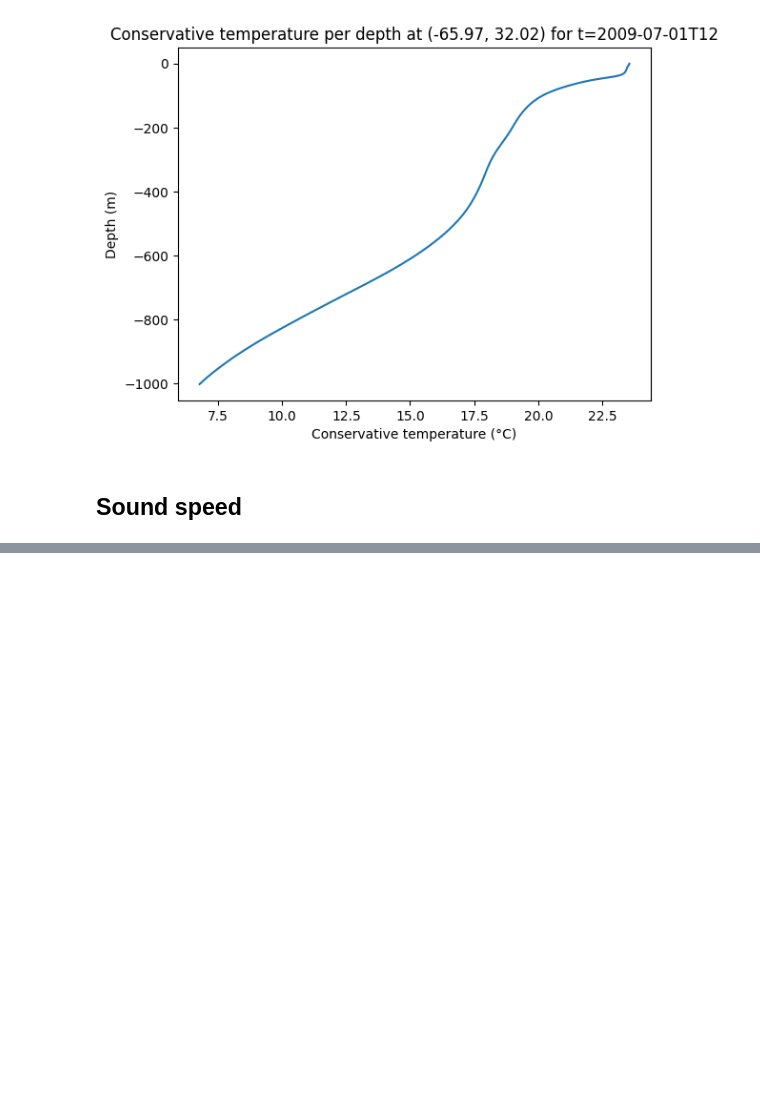
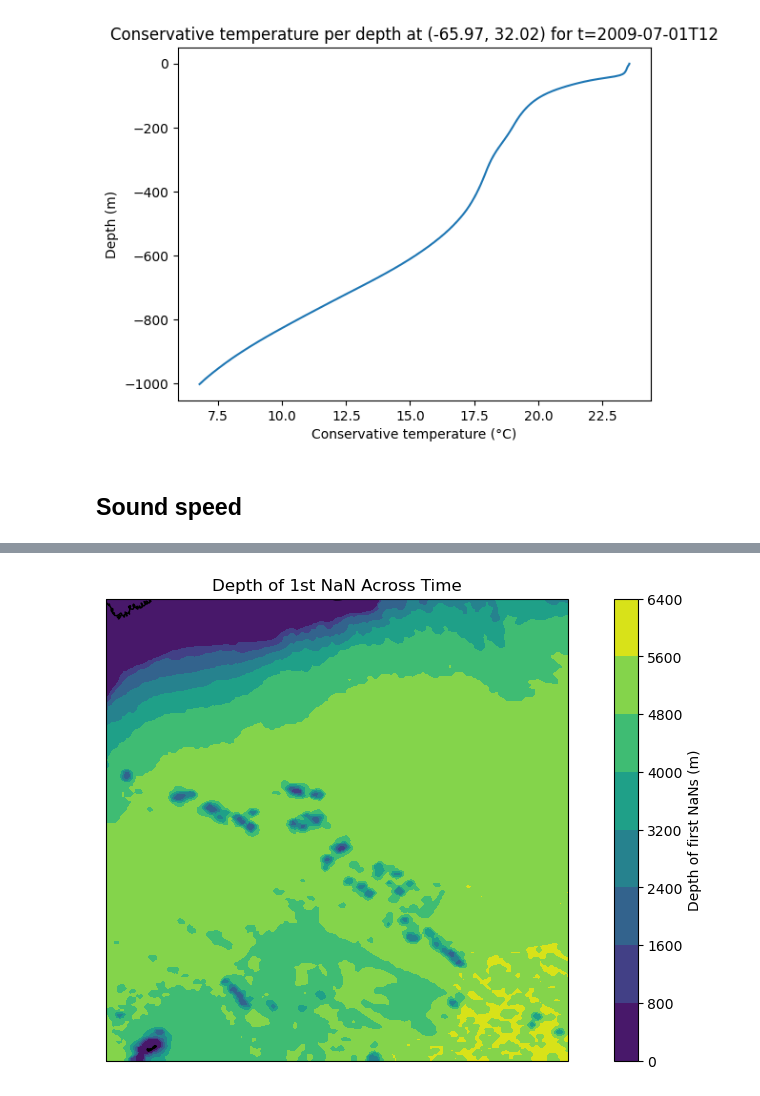
Before and after one commit to CIA-Oceanix/FASCINATION, a Jupyter notebook: notebooks/dev/data.ipynb, the cells around one changed output, grey strips where cells are left out. Saved outputs shown, nothing was run; the diff lists cells and outputs as text; code cells hidden in the pictures; blank space fills up the shorter version.

```diff
--- a/notebooks/dev/data.ipynb
+++ b/notebooks/dev/data.ipynb
@@ -196,0 +206,5 @@ Text(0.5, 1.0, 'Sound Speed per depth at (-65.97, 32.02) for t=2009-07-01T12')
+# %%
+data_path = "/Odyssey/public/enatl60/celerity/eNATL60_BLB002_sound_speed_regrid_0_botm.nc"
+# %%
+da = xr.open_dataarray(data_path)
+da
@@ -196,0 +219,32 @@ Text(0.5, 1.0, 'Sound Speed per depth at (-65.97, 32.02) for t=2009-07-01T12')
+# %%
+nan_mask = da.isnull().any(dim="time")
+
+# Find the first depth index with NaN
+depth_nan_map = xr.where(nan_mask, da["z"], np.nan).min(dim="z")
+
+
+fig, ax = plt.subplots(figsize=(12, 6), subplot_kw={"projection": ccrs.PlateCarree()})
+
+# Add coastlines
+ax.coastlines()
+
+# Ensure proper plotting with lat/lon bounds and automatic scaling
+lat = depth_nan_map["lat"]
+lon = depth_nan_map["lon"]
+
+# Use contourf or imshow for better compatibility with Cartopy
+pcm = ax.contourf(
+    lon, lat, depth_nan_map, cmap='viridis', transform=ccrs.PlateCarree()
+)
+
+# Add a color bar
+cbar = plt.colorbar(pcm, ax=ax, orientation='vertical')
+cbar.set_label("Depth of first NaNs (m)")
+
+# Add extra map features
+ax.add_feature(cfeature.BORDERS, linestyle=':')
+ax.set_title("Depth of 1st NaN Across Time")
+
+plt.show()
+# %% [output]
+[figure, added]
```
Also changed, not shown: parts of 18 cells of this notebook, 24 other files.
